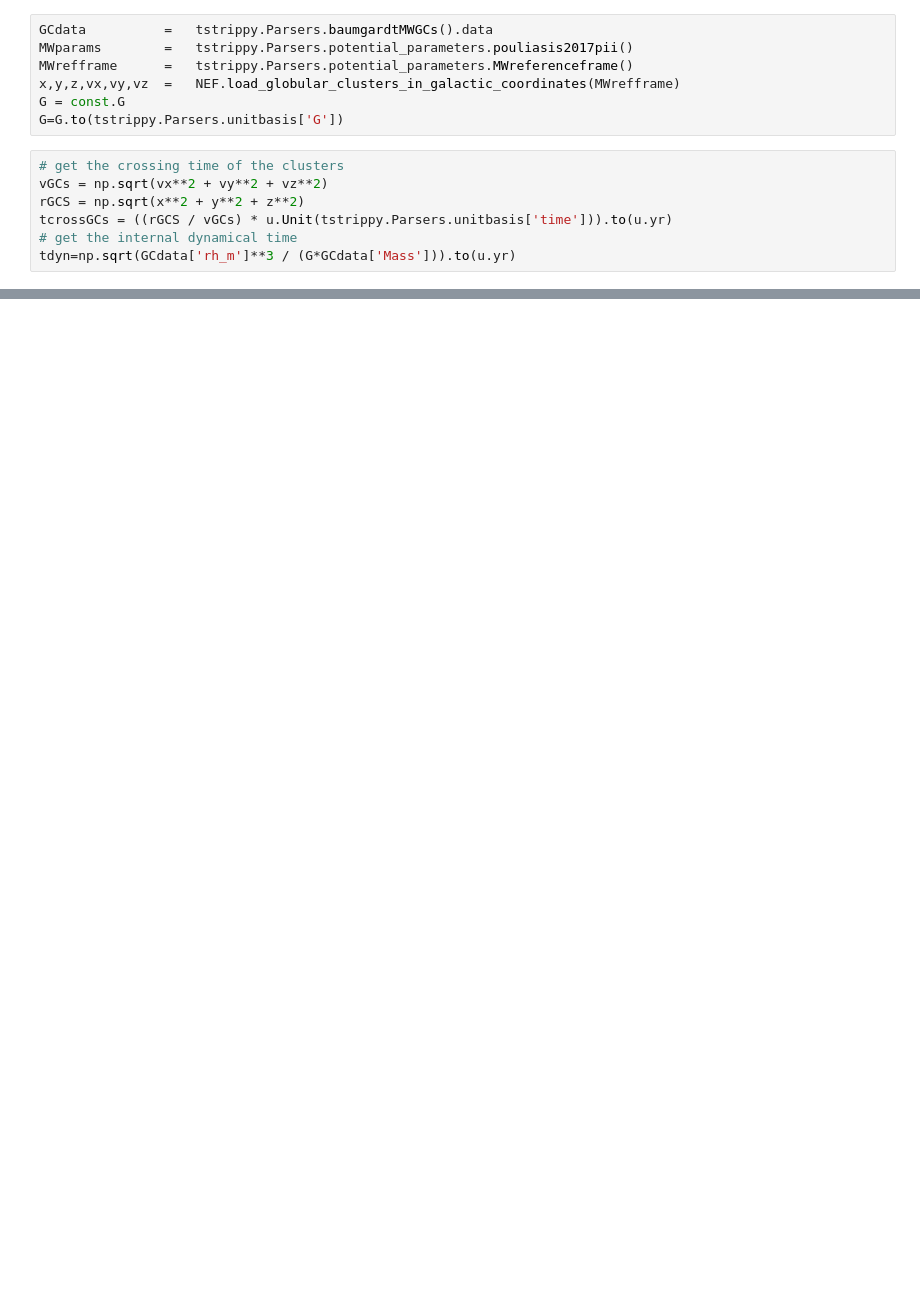
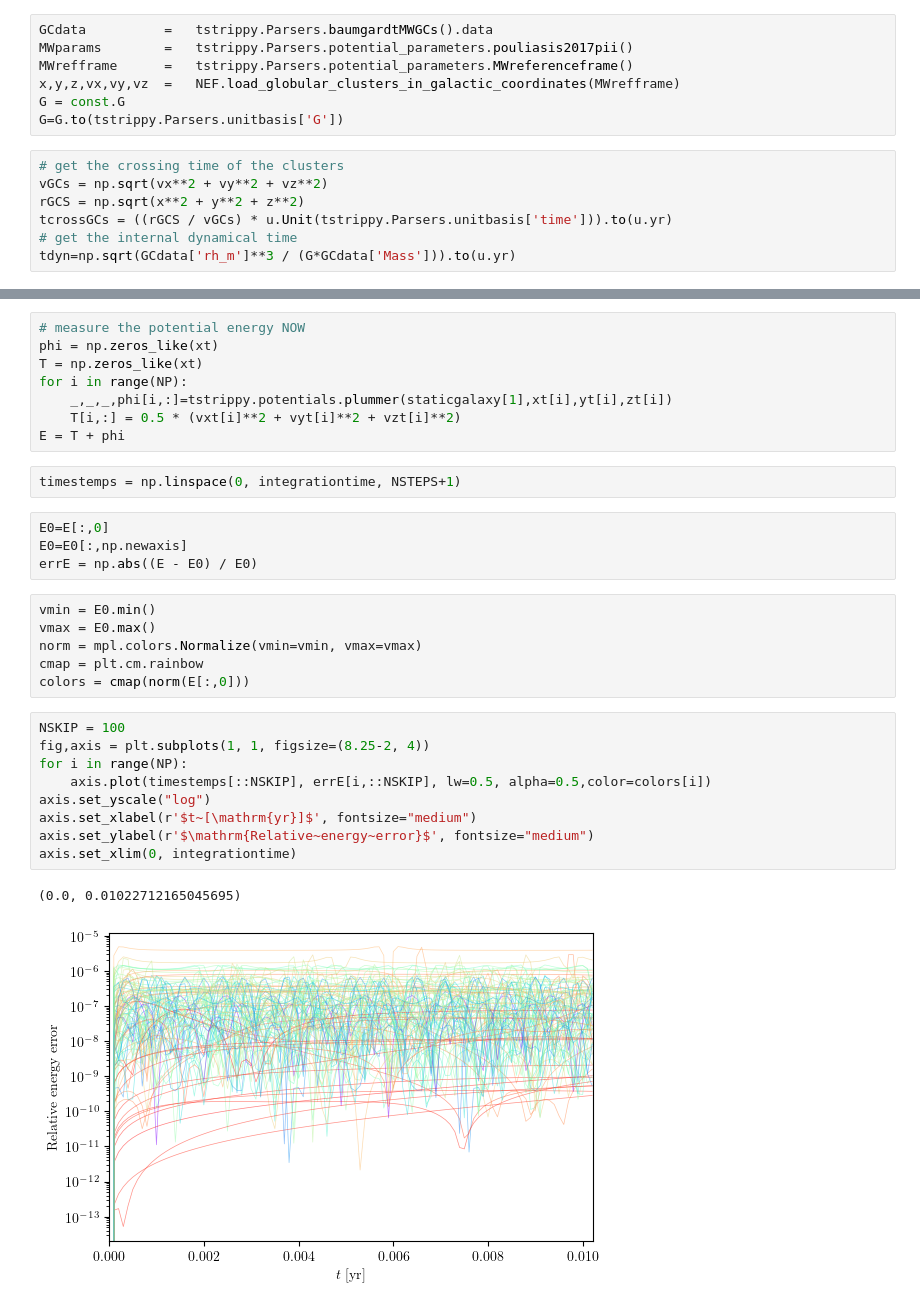
Before and after one commit to salvatore-ferrone/phd-thesis-ferrone, a Jupyter notebook: demos/numericalError/starParticles.ipynb, the cells around one changed output, grey strips where cells are left out. Saved outputs shown, nothing was run; the diff lists cells and outputs as text; blank space fills up the shorter version.

```diff
--- a/demos/numericalError/starParticles.ipynb
+++ b/demos/numericalError/starParticles.ipynb
@@ -43,0 +134,32 @@ fig.savefig("../../images/GCsystemCharacteristicTimes.png", bbox_inches='tight',
+# %%
+# measure the potential energy NOW
+phi = np.zeros_like(xt)
+T = np.zeros_like(xt)
+for i in range(NP):
+    _,_,_,phi[i,:]=tstrippy.potentials.plummer(staticgalaxy[1],xt[i],yt[i],zt[i])
+    T[i,:] = 0.5 * (vxt[i]**2 + vyt[i]**2 + vzt[i]**2)
+E = T + phi
+# %%
+timestemps = np.linspace(0, integrationtime, NSTEPS+1)
+# %%
+E0=E[:,0]
+E0=E0[:,np.newaxis]
+errE = np.abs((E - E0) / E0)
+# %%
+vmin = E0.min()
+vmax = E0.max()
+norm = mpl.colors.Normalize(vmin=vmin, vmax=vmax)
+cmap = plt.cm.rainbow
+colors = cmap(norm(E[:,0]))
+# %%
+NSKIP = 100
+fig,axis = plt.subplots(1, 1, figsize=(8.25-2, 4))
+for i in range(NP):
+    axis.plot(timestemps[::NSKIP], errE[i,::NSKIP], lw=0.5, alpha=0.5,color=colors[i])
+axis.set_yscale("log")
+axis.set_xlabel(r'$t~[\mathrm{yr}]$', fontsize="medium")
+axis.set_ylabel(r'$\mathrm{Relative~energy~error}$', fontsize="medium")
+axis.set_xlim(0, integrationtime)
+# %% [output]
+(0.0, 0.01022712165045695)
+[figure, added]
```
Also changed, not shown: parts of 10 cells of this notebook, 1 other file.
